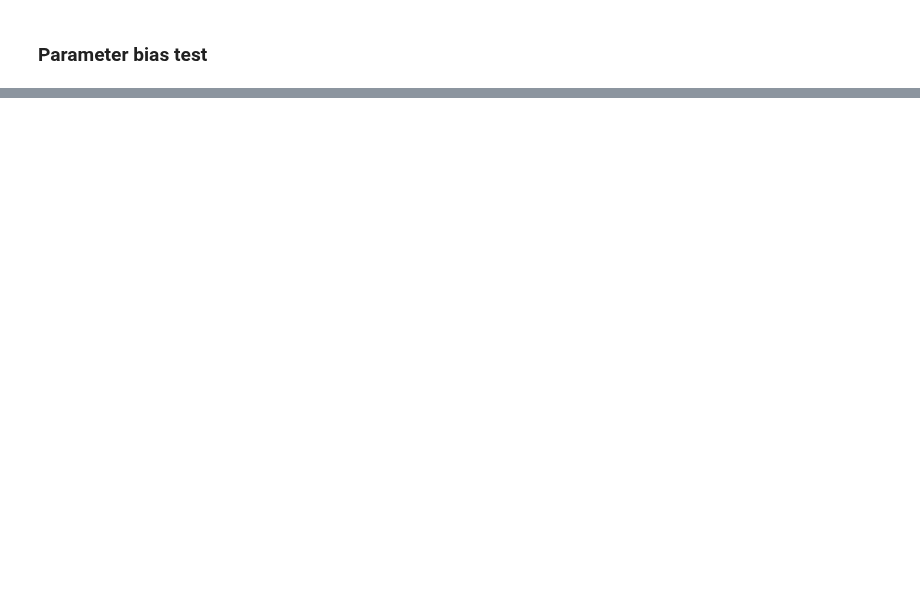
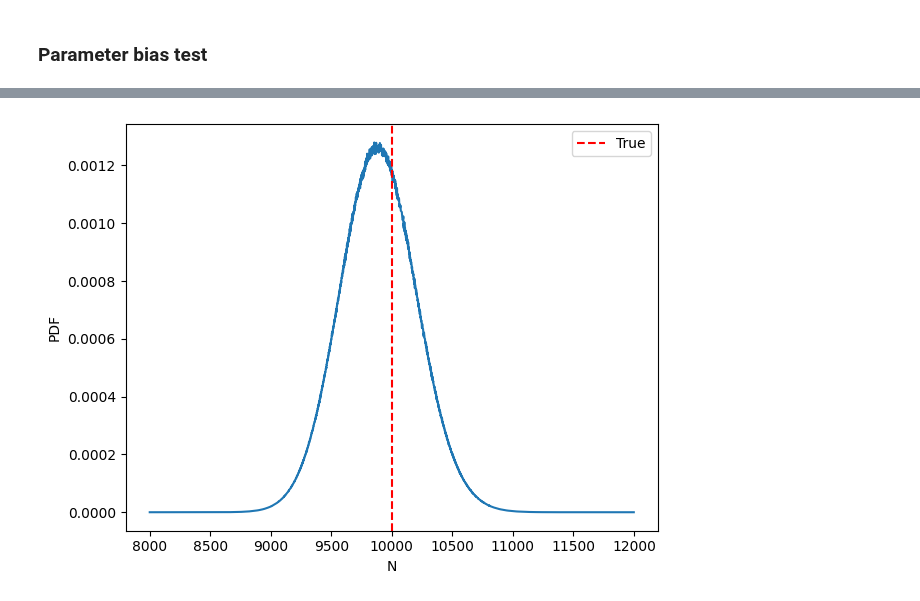
Before and after one commit to Richard-Sti/CANDEL, a Jupyter notebook: notebooks/paper_SH0ES/mock_test_even_simpler.ipynb, the cells around one changed output, grey strips where cells are left out. Drawn from its saved outputs; the diff is of its cells as text; code cells hidden in the pictures; blank space fills up the shorter version.

```diff
--- a/notebooks/paper_SH0ES/mock_test_even_simpler.ipynb
+++ b/notebooks/paper_SH0ES/mock_test_even_simpler.ipynb
@@ -225,0 +389,26 @@ plt.show()
+# %%
+N = np.arange(8000, 12_000)
+n = 890
+
+y = np.full(len(N), np.nan)
+y2 = np.full(len(N), np.nan)
+for i, Ni in enumerate(N):
+    log_pS = jnp.log(p_det_scipy(M, Rmax, mag_lim, e_mag))
+    log_pS_comp = jnp.log(-jnp.expm1(log_pS))
+    y[i] = log_binom(Ni - 1, n - 1) + n * log_pS + (Ni - n) * log_pS_comp
+# %%
+plt.figure()
+plt.plot(N, jnp.exp(y))
+
+plt.axvline(10_000, c="red", linestyle="--", label="True")
+
+plt.xlabel("N")
+plt.ylabel("PDF")
+plt.legend()
+plt.tight_layout()
+
+plt.savefig("/Users/rstiskalek/Downloads/Ntest.png", dpi=450)
+
+plt.show()
+# %% [output]
+[figure, added]
```
Also changed, not shown: parts of 14 cells of this notebook.
